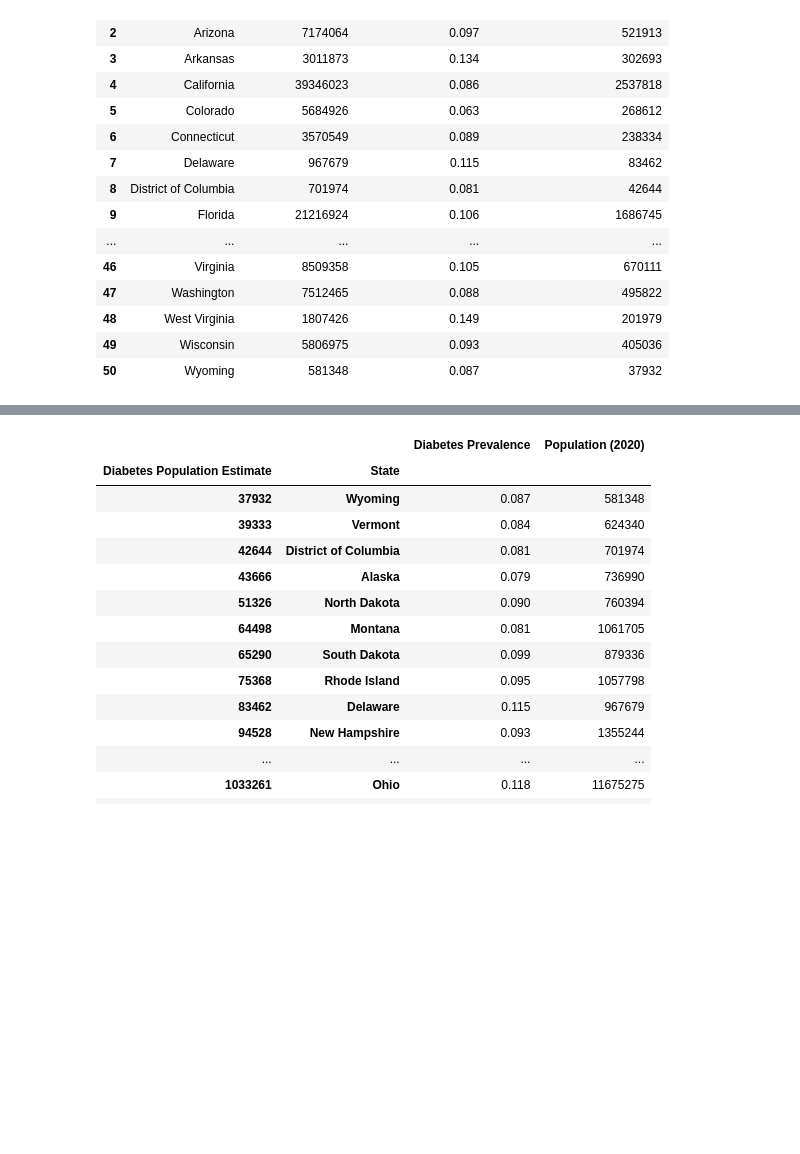
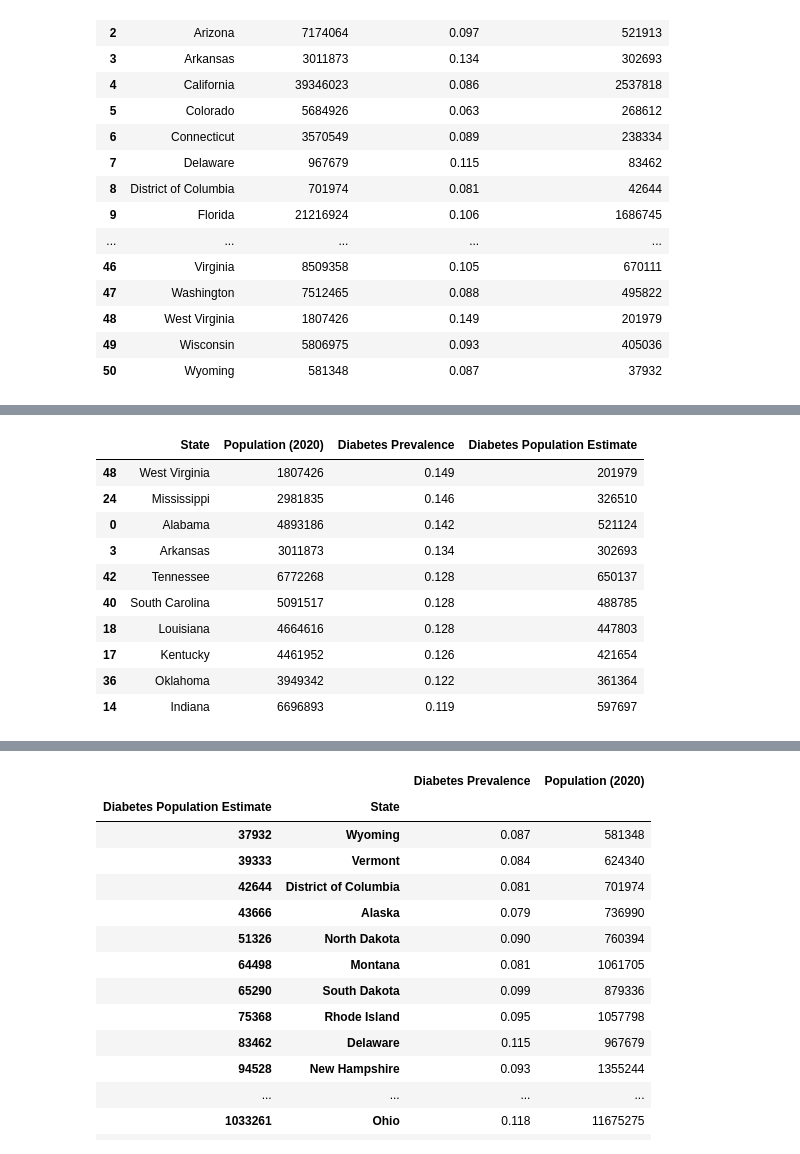
Before and after one commit to LilGotit/StateVarianceDiabetes, a Jupyter notebook: StateVarianceDiabetes.ipynb, the cells around one changed output, grey strips where cells are left out. Saved outputs shown, nothing was run; the diff lists cells and outputs as text; code cells hidden in the pictures; blank space fills up the shorter version.

```diff
--- a/StateVarianceDiabetes.ipynb
+++ b/StateVarianceDiabetes.ipynb
@@ -140,0 +156,15 @@ estimate
+# %%
+
+estimate.sort_values(by="Diabetes Prevalence", ascending=False).head(10)
+# %% [output]
+|  | State | Population (2020) | Diabetes Prevalence | Diabetes Population Estimate |
+| 48 | West Virginia | 1807426 | 0.149 | 201979 |
+| 24 | Mississippi | 2981835 | 0.146 | 326510 |
+| 0 | Alabama | 4893186 | 0.142 | 521124 |
+| 3 | Arkansas | 3011873 | 0.134 | 302693 |
+| 42 | Tennessee | 6772268 | 0.128 | 650137 |
+| 40 | South Carolina | 5091517 | 0.128 | 488785 |
+| 18 | Louisiana | 4664616 | 0.128 | 447803 |
+| 17 | Kentucky | 4461952 | 0.126 | 421654 |
+| 36 | Oklahoma | 3949342 | 0.122 | 361364 |
+| 14 | Indiana | 6696893 | 0.119 | 597697 |
```
Also changed, not shown: parts of 6 cells of this notebook.
